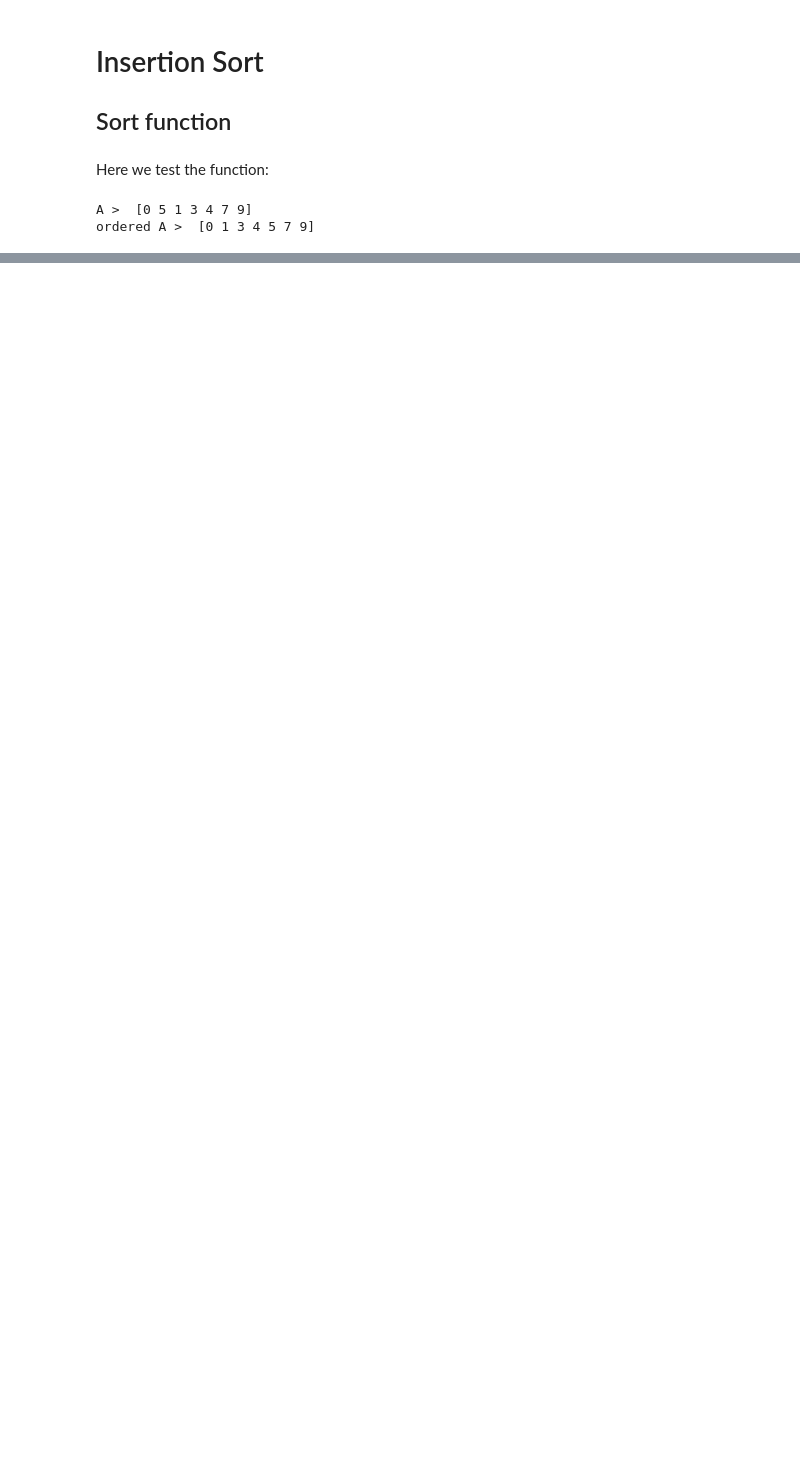
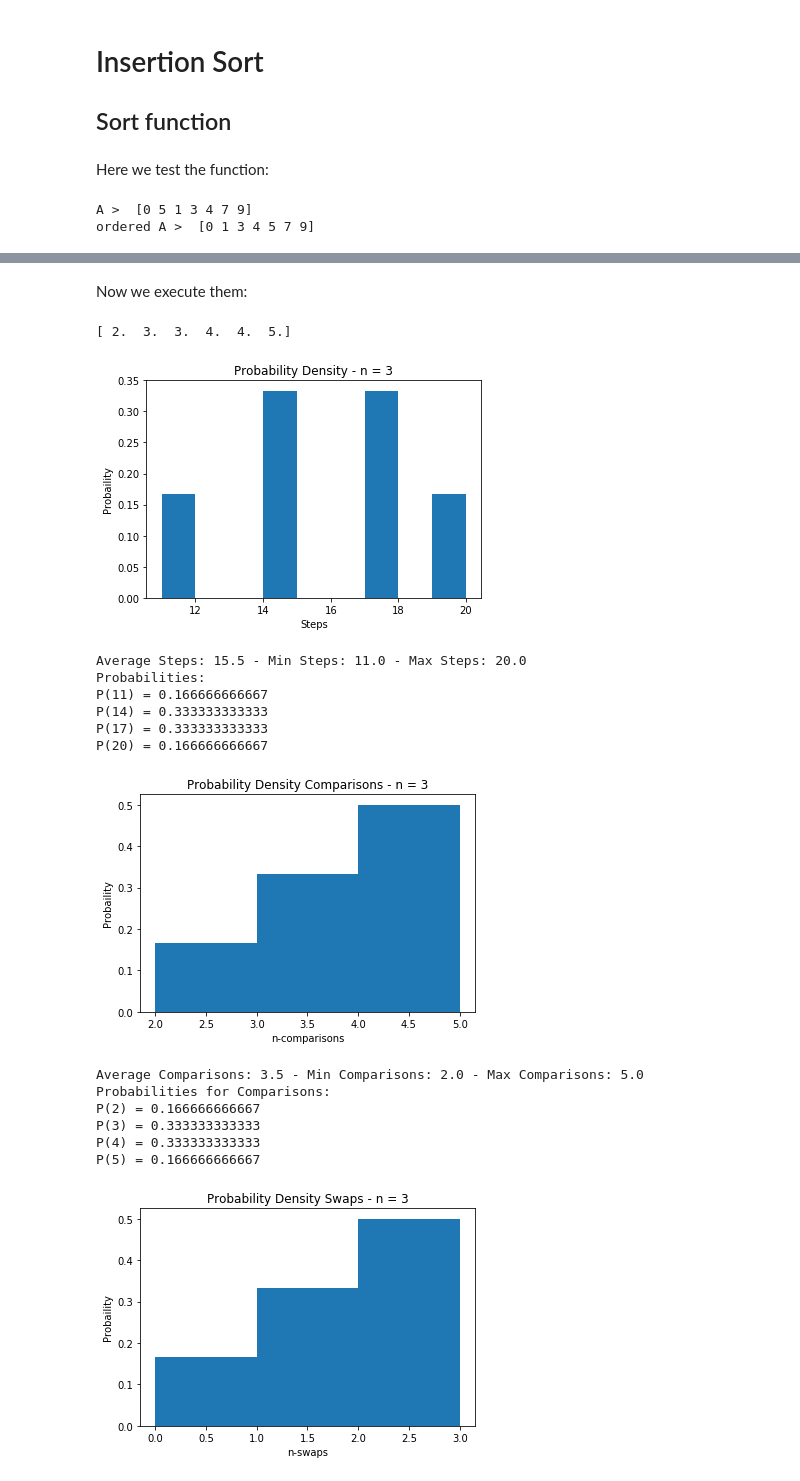
Before and after one commit to edwmapa/Algorithms, a Jupyter notebook: Homeworks/Ins_Sort/Insertion Sort.ipynb, the cells around one changed output, grey strips where cells are left out. Drawn from its saved outputs; the diff is of its cells as text; code cells hidden in the pictures; blank space fills up the shorter version.

```diff
--- a/Homeworks/Ins_Sort/Insertion Sort.ipynb
+++ b/Homeworks/Ins_Sort/Insertion Sort.ipynb
@@ -31,7 +31,7 @@ def in_sort_Mod(A,aLen):
             t[i]+=1
             if(j<0):break
             if(temp>=A[j]):break
-            else:swaps+=1
+            swaps+=1
             A[j+1]=A[j]
             j-=1;steps+=3
         A[j+1]=temp;steps+=1;
@@ -71,13 +74,0 @@ In the histogram we can see the number of steps taken by in_sort(), and the aver
-# %%
-counts, bins, bars=plt.hist(pasos, normed=1)
-plt.title("Probability Density - n = "+str(n))
-plt.xlabel('Steps')
-plt.ylabel('Probaility')
-plt.show()
-
-#raw data
-pasosProb = pasos/np.linalg.norm(pasos,1)
-print("Distribution")
-for i in range(len(bins)-1):
-    print("P("+str(i+pasos[0])+") = ",counts[i])
-print("Average > ",np.average(pasos))
@@ -97,0 +122,24 @@ Average >  15.5
+# %% [markdown]
+Now we execute them:
+# %%
+print(comparaciones)
+step_hist(pasos,n_perm)
+comp_hist(comparaciones,n_perm)
+swap_hist(sw,n_perm)
+# %% [output]
+[ 2.  3.  3.  4.  4.  5.]
+[figure, added]
+Average Steps: 15.5 - Min Steps: 11.0 - Max Steps: 20.0
+Probabilities:
+P(11) = 0.166666666667
+P(14) = 0.333333333333
+P(17) = 0.333333333333
+P(20) = 0.166666666667
+[figure, added]
+Average Comparisons: 3.5 - Min Comparisons: 2.0 - Max Comparisons: 5.0
+Probabilities for Comparisons:
+P(2) = 0.166666666667
+P(3) = 0.333333333333
+P(4) = 0.333333333333
+P(5) = 0.166666666667
+[figure, added]
```
Also changed, not shown: parts of 13 cells of this notebook.
